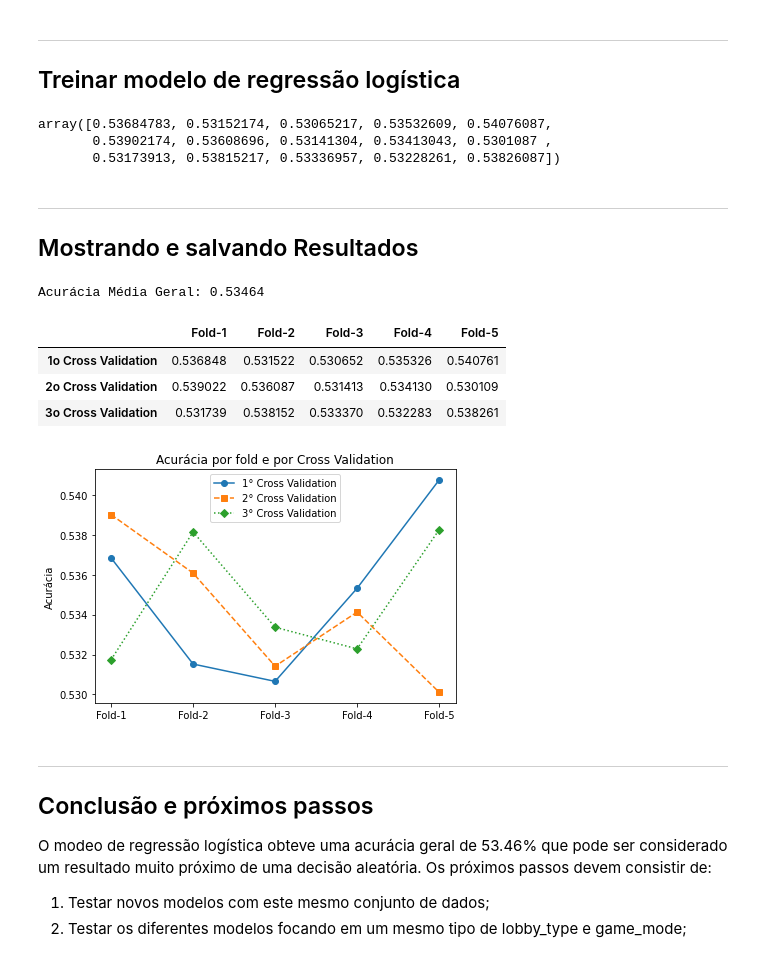
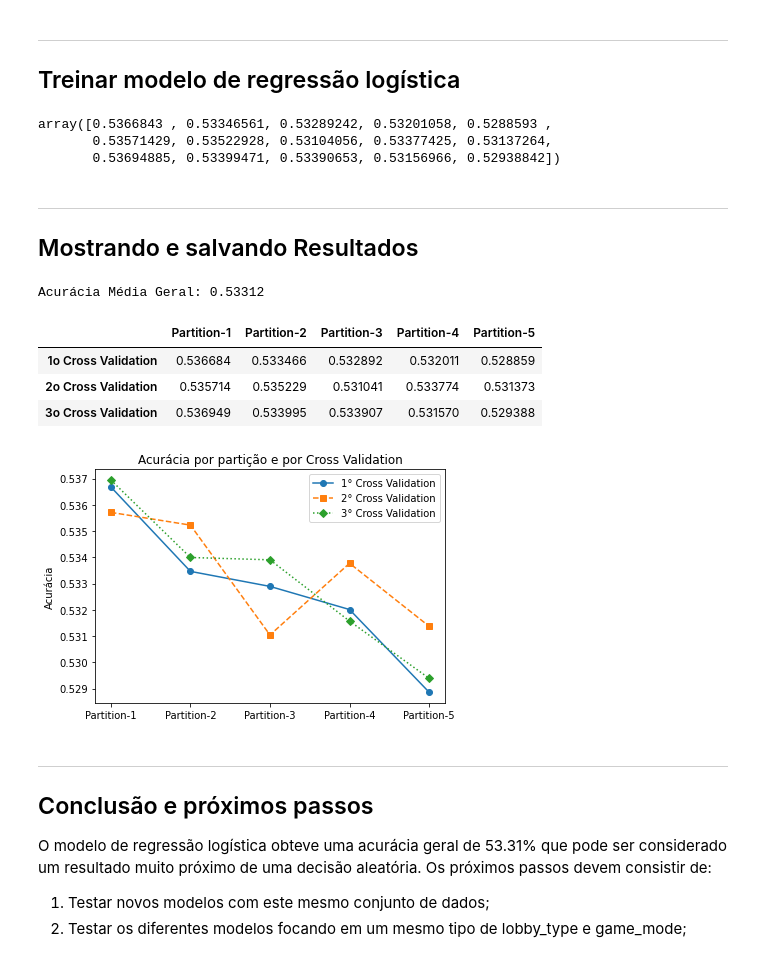
Before and after one commit to jandirbraga/tccimplement, a Jupyter notebook: 2.Experiments/00.Exp_Baseline_Model.ipynb, the cells around one changed output. Cells and saved outputs as stored; diff of their text form; code cells hidden in the pictures.

```diff
--- a/2.Experiments/00.Exp_Baseline_Model.ipynb
+++ b/2.Experiments/00.Exp_Baseline_Model.ipynb
@@ -28,7 +28,7 @@ from sklearn.linear_model import LogisticRegression
 **Loading data**
 # %%
 data_path = '../data/working_data/'
-file = '2021-05-01_working_data.csv'
+file = '2021-08-03_working_data.csv'
 df_original = pd.read_csv(data_path+file)
 # %% [markdown]
 ---
@@ -84,6 +84,7 @@ plt.title('Comparação de vitórias por time')
 plt.xticks([0,1],['Dire Win', 'Radiant Win'])
 plt.show()
 
+df_original.dropna(inplace=True)
 print('Percentual:')
 df_original['radiant_win'].value_counts(normalize=True)
 # %% [output]
@@ -119,9 +120,9 @@ scores = cross_val_score(model, X, y, scoring='accuracy', cv=cv, n_jobs=-1)
 
 scores
 # %% [output]
-array([0.53684783, 0.53152174, 0.53065217, 0.53532609, 0.54076087,
-       0.53902174, 0.53608696, 0.53141304, 0.53413043, 0.5301087 ,
-       0.53173913, 0.53815217, 0.53336957, 0.53228261, 0.53826087])
+array([0.5366843 , 0.53346561, 0.53289242, 0.53201058, 0.5288593 ,
+       0.53571429, 0.53522928, 0.53104056, 0.53377425, 0.53137264,
+       0.53694885, 0.53399471, 0.53390653, 0.53156966, 0.52938842])
 # %% [markdown]
 ---
 ## Mostrando e salvando Resultados
@@ -129,11 +130,11 @@ array([0.53684783, 0.53152174, 0.53065217, 0.53532609, 0.54076087,
 output_savepath = '../3.Experiments_output/00.Exp_Baseline_Model/'
 print('Acurácia Média Geral: %.5f' % np.mean(scores))
 # %% [output]
-Acurácia Média Geral: 0.53464
+Acurácia Média Geral: 0.53312
 # %%
 aux_mtx = np.reshape(scores, (repeated_cv, n_folds))
 
-col_fold_names = ['Fold-1', 'Fold-2', 'Fold-3', 'Fold-4', 'Fold-5']
+col_fold_names = ['Partition-1', 'Partition-2', 'Partition-3', 'Partition-4', 'Partition-5']
 index_fold_names = ['1o Cross Validation', '2o Cross Validation', '3o Cross Validation']
 result_df_plt = pd.DataFrame(aux_mtx, columns=col_fold_names, index=index_fold_names)
 
@@ -142,28 +143,28 @@ display(result_df_plt)
 # Saving
 result_df_plt.to_csv(output_savepath+'logistic_regression_result.csv')
 # %% [output]
-|  | Fold-1 | Fold-2 | Fold-3 | Fold-4 | Fold-5 |
-| 1o Cross Validation | 0.536848 | 0.531522 | 0.530652 | 0.535326 | 0.540761 |
-| 2o Cross Validation | 0.539022 | 0.536087 | 0.531413 | 0.534130 | 0.530109 |
-| 3o Cross Validation | 0.531739 | 0.538152 | 0.533370 | 0.532283 | 0.538261 |
+|  | Partition-1 | Partition-2 | Partition-3 | Partition-4 | Partition-5 |
+| 1o Cross Validation | 0.536684 | 0.533466 | 0.532892 | 0.532011 | 0.528859 |
+| 2o Cross Validation | 0.535714 | 0.535229 | 0.531041 | 0.533774 | 0.531373 |
+| 3o Cross Validation | 0.536949 | 0.533995 | 0.533907 | 0.531570 | 0.529388 |
 # %%
 plt.plot(result_df_plt.iloc[0,:], ls='-', marker='o',label='1° Cross Validation')
 plt.plot(result_df_plt.iloc[1,:], ls='--', marker='s', label='2° Cross Validation')
 plt.plot(result_df_plt.iloc[2,:], ls=':', marker='D', label='3° Cross Validation')
 plt.ylabel('Acurácia')
 plt.legend(loc='best')
 plt.xticks([0,1,2,3,4],col_fold_names)
-plt.title('Acurácia por fold e por Cross Validation')
+plt.title('Acurácia por partição e por Cross Validation')
 plt.tight_layout()
 
 plt.savefig(output_savepath+'reg_logistica_acuracia_por_CV')
 # %% [output]
-[figure, old version]
+[figure, new version]
 # %% [markdown]
 ---
 ## Conclusão e próximos passos
 
-O modeo de regressão logística obteve uma acurácia geral de 53.46% que pode ser considerado um resultado muito próximo de uma decisão aleatória. Os próximos passos devem consistir de:
+O modelo de regressão logística obteve uma acurácia geral de 53.31% que pode ser considerado um resultado muito próximo de uma decisão aleatória. Os próximos passos devem consistir de:
 
 1. Testar novos modelos com este mesmo conjunto de dados;
 2. Testar os diferentes modelos focando em um mesmo tipo de lobby_type e game_mode;
```
Also changed, not shown: parts of 4 cells of this notebook, 19 other files.
